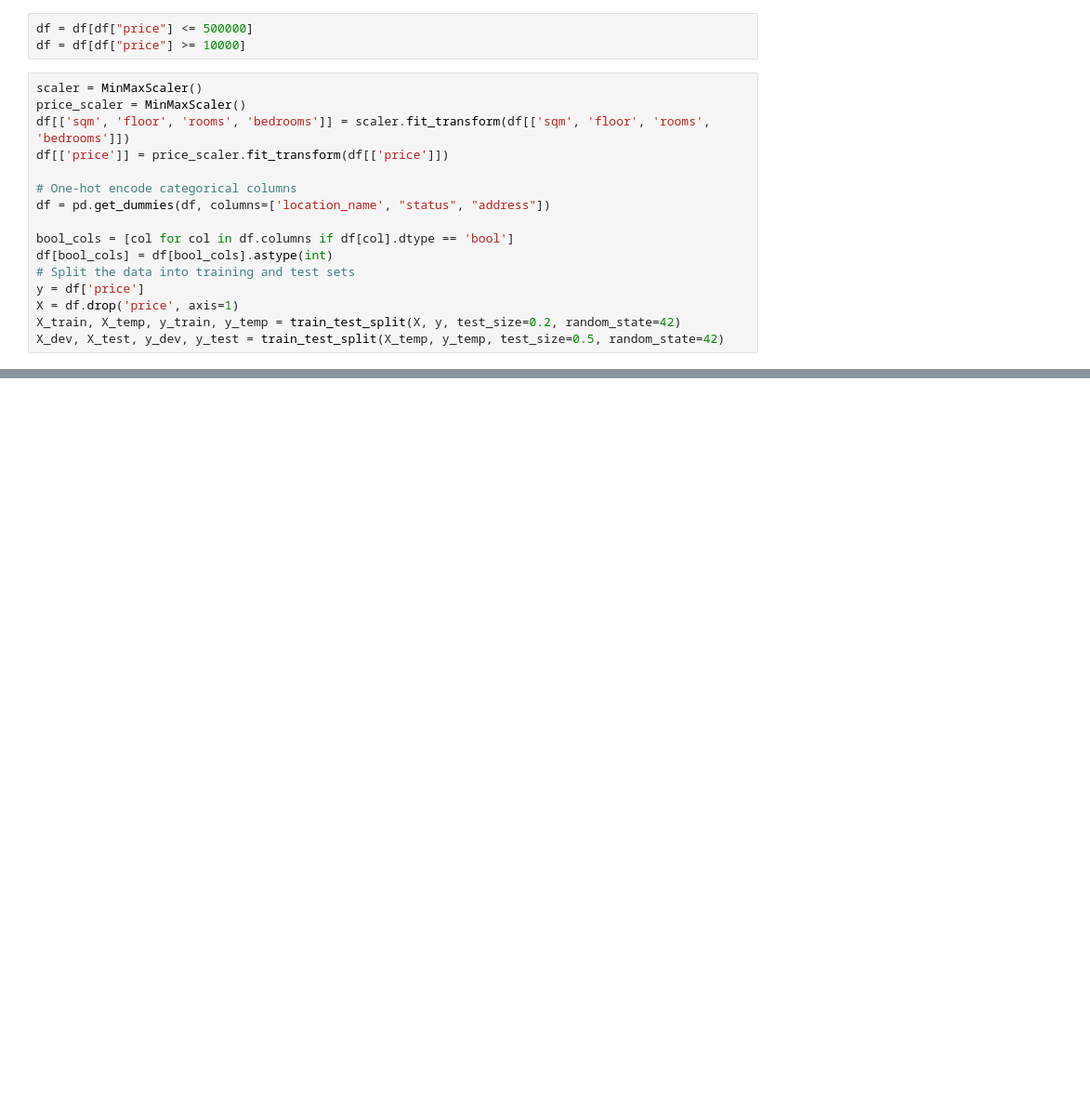
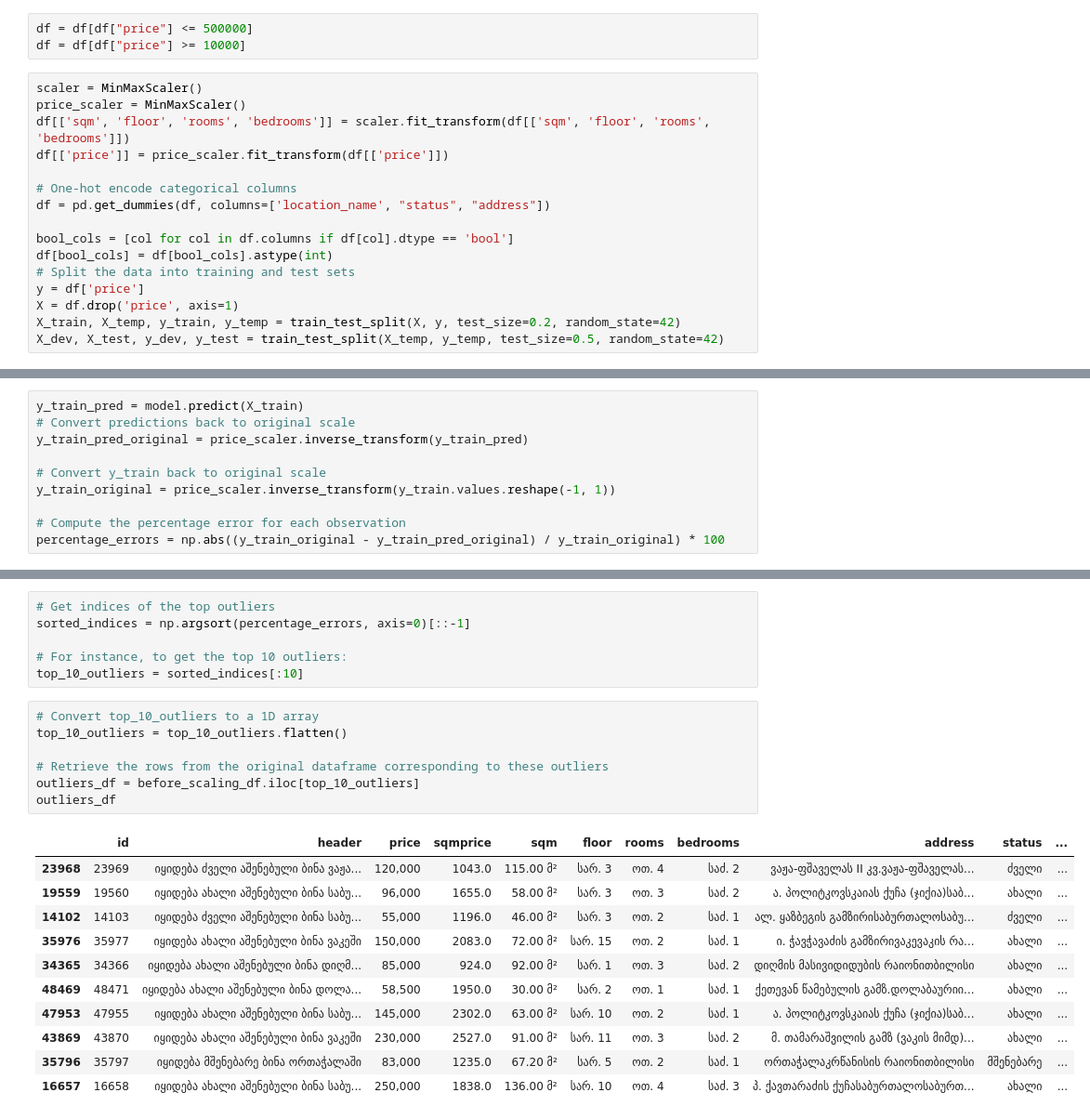
Before and after one commit to Giorgi-Tabatadze/tbilisi_home_price_prediction_model, a Jupyter notebook: pricing_model/only_csv.ipynb, the cells around one changed output, grey strips where cells are left out. Shown at 93% size. Cells and saved outputs as stored; diff of their text form; blank space fills up the shorter version.

```diff
--- a/pricing_model/only_csv.ipynb
+++ b/pricing_model/only_csv.ipynb
@@ -319,0 +343,10 @@ The results are not great they are off by more than 12k which is a significant a
+# %%
+y_train_pred = model.predict(X_train)
+# Convert predictions back to original scale
+y_train_pred_original = price_scaler.inverse_transform(y_train_pred)
+
+# Convert y_train back to original scale
+y_train_original = price_scaler.inverse_transform(y_train.values.reshape(-1, 1))
+
+# Compute the percentage error for each observation
+percentage_errors = np.abs((y_train_original - y_train_pred_original) / y_train_original) * 100
@@ -319,0 +355,25 @@ The results are not great they are off by more than 12k which is a significant a
+# %%
+# Get indices of the top outliers
+sorted_indices = np.argsort(percentage_errors, axis=0)[::-1]
+
+# For instance, to get the top 10 outliers:
+top_10_outliers = sorted_indices[:10]
+# %%
+# Convert top_10_outliers to a 1D array
+top_10_outliers = top_10_outliers.flatten()
+
+# Retrieve the rows from the original dataframe corresponding to these outliers
+outliers_df = before_scaling_df.iloc[top_10_outliers]
+outliers_df
+# %% [output]
+|  | id | header | price | sqmprice | sqm | floor | rooms | bedrooms | address | status | ... |
+| 23968 | 23969 | იყიდება ძველი აშენებული ბინა ვაჟა... | 120,000 | 1043.0 | 115.00 მ² | სარ. 3 | ოთ. 4 | საძ. 2 | ვაჟა-ფშაველას II კვ.ვაჟა-ფშაველას... | ძველი | ... |
+| 19559 | 19560 | იყიდება ახალი აშენებული ბინა საბუ... | 96,000 | 1655.0 | 58.00 მ² | სარ. 3 | ოთ. 3 | საძ. 2 | ა. პოლიტკოვსკაიას ქუჩა (ჯიქია)საბ... | ახალი | ... |
+| 14102 | 14103 | იყიდება ძველი აშენებული ბინა საბუ... | 55,000 | 1196.0 | 46.00 მ² | სარ. 3 | ოთ. 2 | საძ. 1 | ალ. ყაზბეგის გამზირისაბურთალოსაბუ... | ძველი | ... |
+| 35976 | 35977 | იყიდება ახალი აშენებული ბინა ვაკეში | 150,000 | 2083.0 | 72.00 მ² | სარ. 15 | ოთ. 2 | საძ. 1 | ი. ჭავჭავაძის გამზირივაკევაკის რა... | ახალი | ... |
+| 34365 | 34366 | იყიდება ახალი აშენებული ბინა დიღმ... | 85,000 | 924.0 | 92.00 მ² | სარ. 1 | ოთ. 3 | საძ. 2 | დიღმის მასივიდიდუბის რაიონითბილისი | ახალი | ... |
+| 48469 | 48471 | იყიდება ახალი აშენებული ბინა დოლა... | 58,500 | 1950.0 | 30.00 მ² | სარ. 2 | ოთ. 1 | საძ. 1 | ქეთევან წამებულის გამზ.დოლაბაურიი... | ახალი | ... |
+| 47953 | 47955 | იყიდება ახალი აშენებული ბინა საბუ... | 145,000 | 2302.0 | 63.00 მ² | სარ. 10 | ოთ. 2 | საძ. 1 | ა. პოლიტკოვსკაიას ქუჩა (ჯიქია)საბ... | ახალი | ... |
+| 43869 | 43870 | იყიდება ახალი აშენებული ბინა ვაკეში | 230,000 | 2527.0 | 91.00 მ² | სარ. 11 | ოთ. 3 | საძ. 2 | მ. თამარაშვილის გამზ (ვაკის მიმდ)... | ახალი | ... |
+| 35796 | 35797 | იყიდება მშენებარე ბინა ორთაჭალაში | 83,000 | 1235.0 | 67.20 მ² | სარ. 5 | ოთ. 2 | საძ. 1 | ორთაჭალაკრწანისის რაიონითბილისი | მშენებარე | ... |
+| 16657 | 16658 | იყიდება ახალი აშენებული ბინა საბუ... | 250,000 | 1838.0 | 136.00 მ² | სარ. 10 | ოთ. 4 | საძ. 3 | პ. ქავთარაძის ქუჩასაბურთალოსაბურთ... | ახალი | ... |
```
Also changed, not shown: parts of 16 cells of this notebook.
